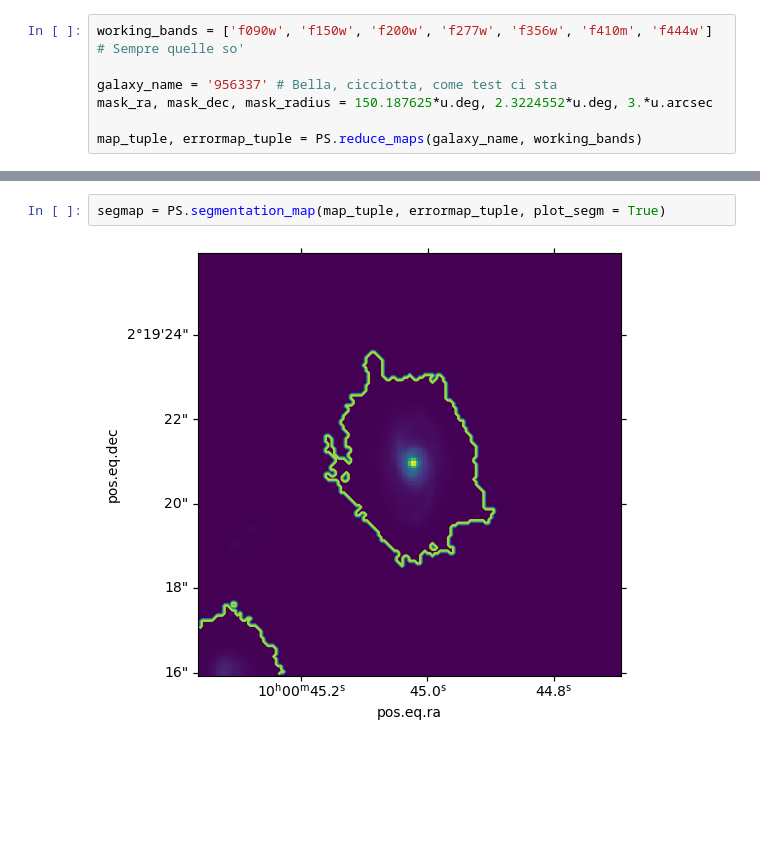
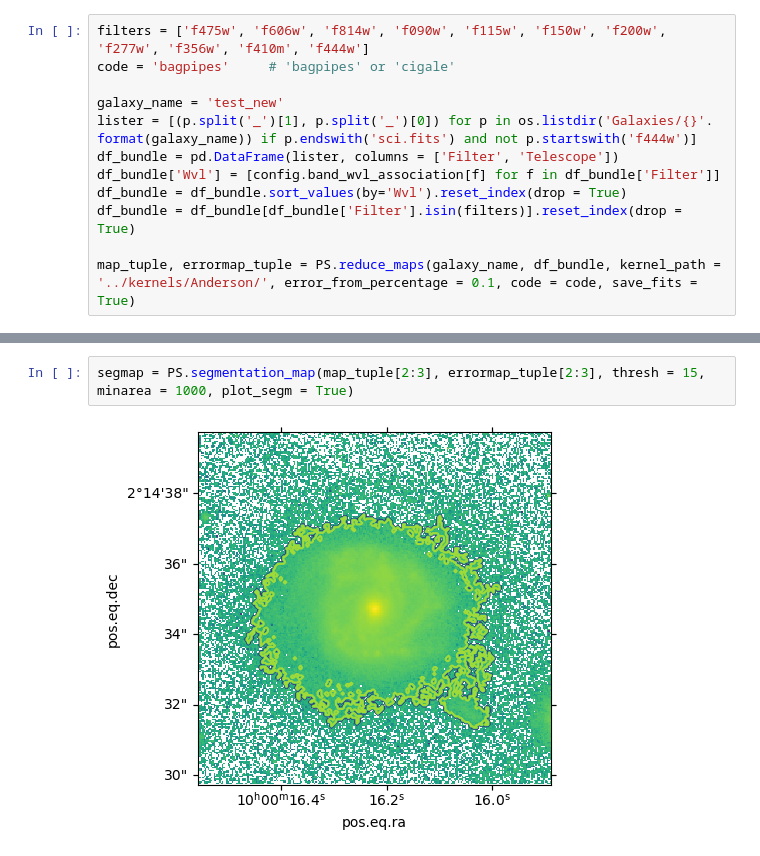
Before and after one commit to AndreaEnia/InRainbowsWeb, a Jupyter notebook: InRainbowsWeb/2_GeneratePhotometry.ipynb, the cells around one changed output, grey strips where cells are left out. Saved outputs shown, nothing was run; the diff lists cells and outputs as text; blank space fills up the shorter version.

```diff
--- a/InRainbowsWeb/2_GeneratePhotometry.ipynb
+++ b/InRainbowsWeb/2_GeneratePhotometry.ipynb
@@ -4,7 +9,12 @@ from astropy import units as u
 # %%
-working_bands = ['f090w', 'f150w', 'f200w', 'f277w', 'f356w', 'f410m', 'f444w'] # Sempre quelle so'
+filters = ['f475w', 'f606w', 'f814w', 'f090w', 'f115w', 'f150w', 'f200w', 'f277w', 'f356w', 'f410m', 'f444w']
+code = 'bagpipes'     # 'bagpipes' or 'cigale'
 
-galaxy_name = '956337' # Bella, cicciotta, come test ci sta
-mask_ra, mask_dec, mask_radius = 150.187625*u.deg, 2.3224552*u.deg, 3.*u.arcsec
+galaxy_name = 'test_new'
+lister = [(p.split('_')[1], p.split('_')[0]) for p in os.listdir('Galaxies/{}'. format(galaxy_name)) if p.endswith('sci.fits') and not p.startswith('f444w')]
+df_bundle = pd.DataFrame(lister, columns = ['Filter', 'Telescope'])
+df_bundle['Wvl'] = [config.band_wvl_association[f] for f in df_bundle['Filter']]
+df_bundle = df_bundle.sort_values(by='Wvl').reset_index(drop = True)
+df_bundle = df_bundle[df_bundle['Filter'].isin(filters)].reset_index(drop = True)
 
-map_tuple, errormap_tuple = PS.reduce_maps(galaxy_name, working_bands)
+map_tuple, errormap_tuple = PS.reduce_maps(galaxy_name, df_bundle, kernel_path = '../kernels/Anderson/', error_from_percentage = 0.1, code = code, save_fits = True)
@@ -11,5 +34,5 @@ map_tuple, errormap_tuple = PS.reduce_maps(galaxy_name, working_bands)
 # %%
-segmap = PS.segmentation_map(map_tuple, errormap_tuple, plot_segm = True)
+segmap = PS.segmentation_map(map_tuple[2:3], errormap_tuple[2:3], thresh = 15, minarea = 1000, plot_segm = True)
 # %% [output]
-[figure, old version]
+[figure, new version]
 # %%
```
Also changed, not shown: parts of 8 cells of this notebook, 6 other files.
